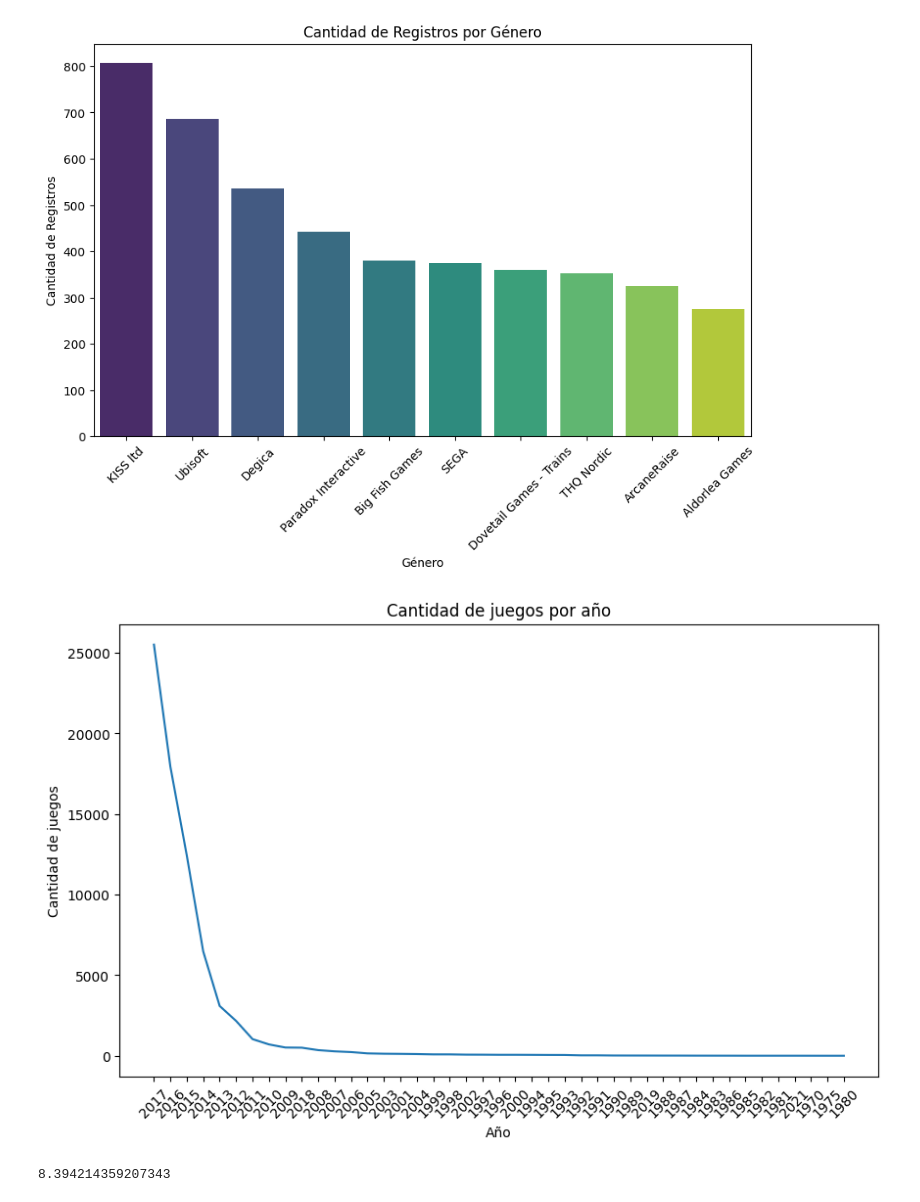
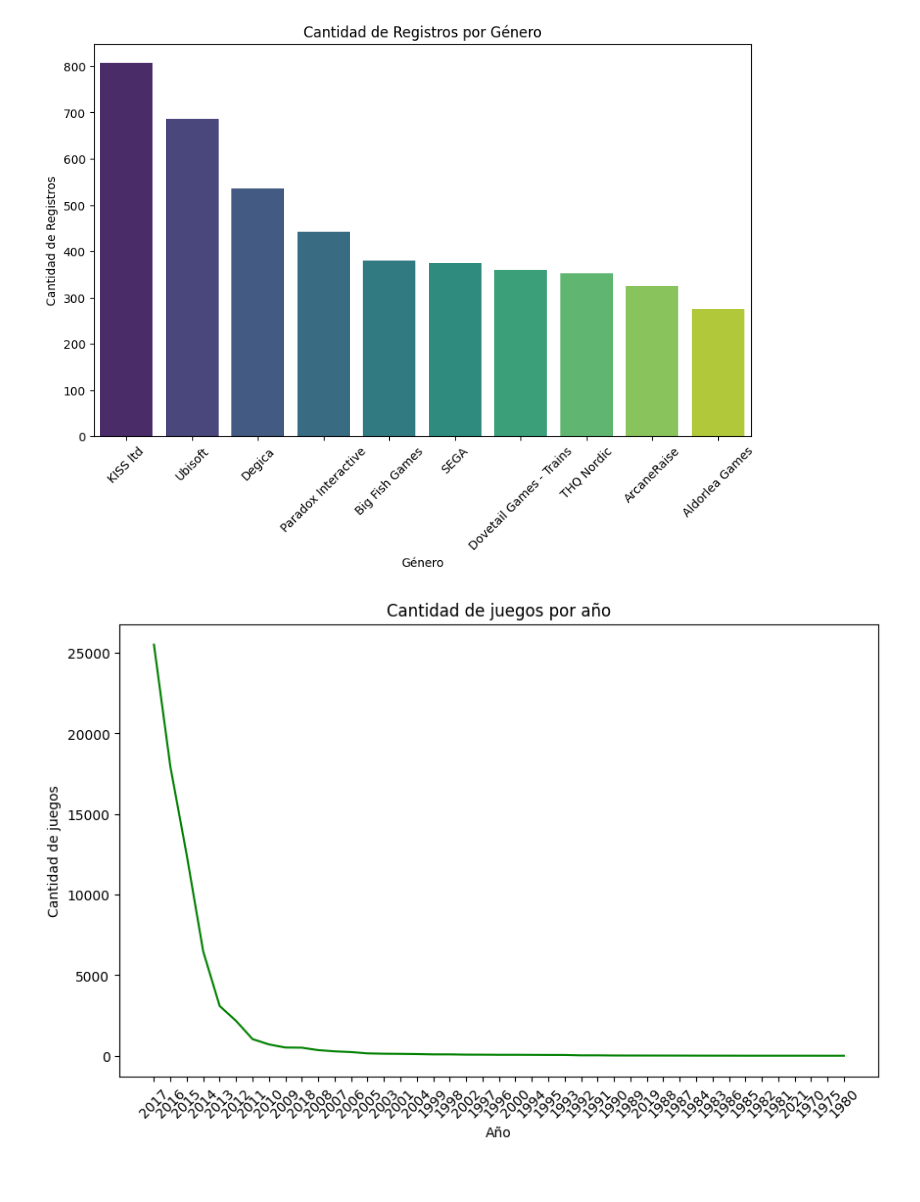
Before and after one commit to Tototastico/API-SteamGames, a Jupyter notebook: EDA.ipynb, the cells around one changed output. Cells and saved outputs as stored; diff of their text form; code cells hidden in the pictures.

```diff
--- a/EDA.ipynb
+++ b/EDA.ipynb
@@ -87,22 +88,18 @@ plt.show()
 # %%
 # Configura el tamaño del gráfico si es necesario
 plt.figure(figsize=(10, 6))
-sns.lineplot(df_games['year'].value_counts(), palette="viridis")
+sns.lineplot(df_games['year'].value_counts(), color='green')
 # Personaliza los ejes y el título
 plt.xlabel('Año')
 plt.ylabel('Cantidad de juegos')
 plt.title('Cantidad de juegos por año')
 
 plt.xticks(rotation=45)
 
 # Muestra el gráfico
 plt.show()
 # %% [output]
-[figure, old version]
+[figure, new version]
-# %%
-df_games.groupby
-# %% [output]
-8.394214359207343
 # %%
 # Configura el tamaño del gráfico si es necesario
 plt.figure(figsize=(10, 6))
```
Also changed, not shown: parts of 2 cells of this notebook, 2 other files.
